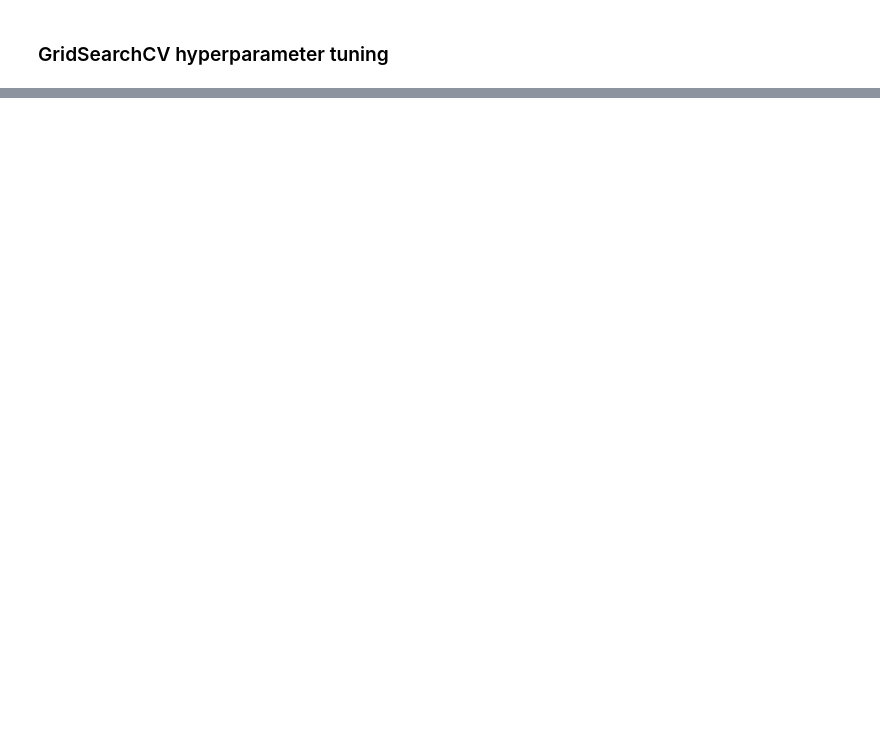
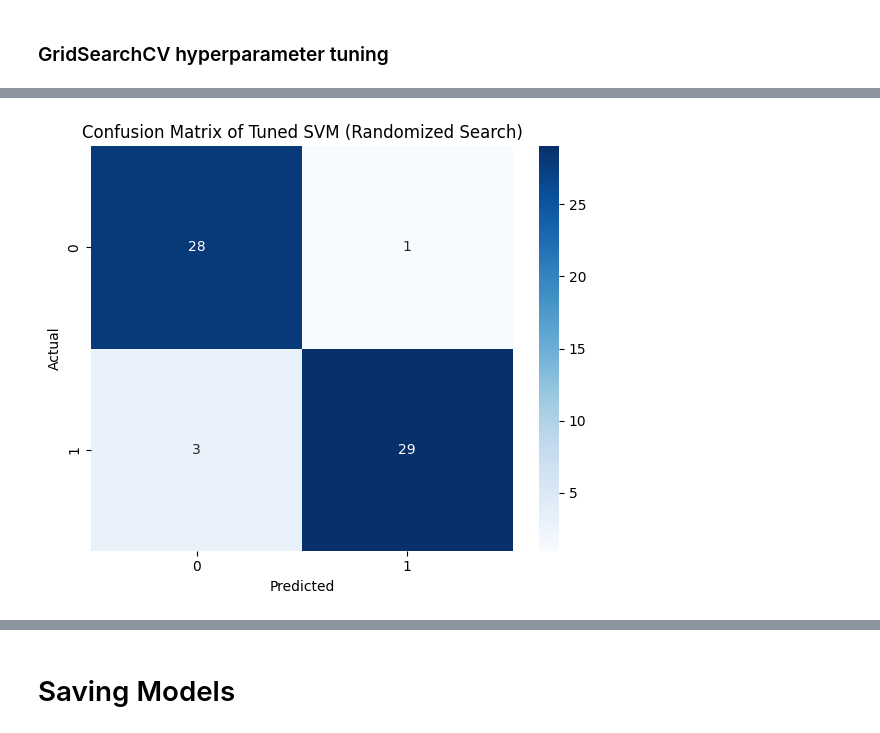
Before and after one commit to YoussefAhmed2612/UCI_Heart_Disease_Prediction, a Jupyter notebook: UCI_Heart_Disease_Prediction.ipynb, the cells around one changed output, grey strips where cells are left out. Cells and saved outputs as stored; diff of their text form; code cells hidden in the pictures; blank space fills up the shorter version.

```diff
--- a/UCI_Heart_Disease_Prediction.ipynb
+++ b/UCI_Heart_Disease_Prediction.ipynb
@@ -1296,0 +1318,72 @@ KeyboardInterrupt:
+# %%
+# Train baseline SVM on pre-scaled data
+baseline_svm = SVC(random_state=42, probability=True)
+baseline_svm.fit(X_train_scaled, y_train)
+
+# Predict and evaluate baseline
+y_pred_baseline = baseline_svm.predict(X_test_scaled)
+baseline_acc = accuracy_score(y_test, y_pred_baseline)
+print(f"Baseline SVM Accuracy: {baseline_acc:.4f}")
+
+# Define pipeline without scaler (already scaled)
+pipe = Pipeline([
+    ('classifier', SVC(probability=True))
+])
+
+# Parameter distribution for RandomizedSearch
+params_dist = {
+    'classifier__C': uniform(0.1, 10),
+    'classifier__kernel': ['linear', 'rbf'],
+    'classifier__gamma': ['scale', 'auto']
+}
+
+# Cross-validation strategy
+seed = 42
+cv = StratifiedKFold(n_splits=5, shuffle=True, random_state=seed)
+
+# RandomizedSearchCV setup
+random_search = RandomizedSearchCV(
+    estimator=pipe,
+    param_distributions=params_dist,
+    n_iter=20,
+    scoring='accuracy',
+    cv=cv,
+    n_jobs=-1,
+    verbose=1,
+    random_state=seed
+)
+
+# Fit randomized search on training data
+random_search.fit(X_train_scaled, y_train)
+
+# Predict and evaluate tuned model
+y_pred = random_search.predict(X_test_scaled)
+test_score = random_search.score(X_test_scaled, y_test)
+
+# Print best hyperparameters and test score
+print("Best parameters found:")
+for key, value in random_search.best_params_.items():
+    print(f"{key}: {value}")
+
+print(f"\nTest Score (RandomizedSearch) = {test_score:.4f}")
+
+# Confusion matrix plot
+conf_matrix = confusion_matrix(y_test, y_pred)
+plt.figure(figsize=(6, 5))
+sns.heatmap(conf_matrix, annot=True, cmap='Blues', fmt='d')
+plt.title('Confusion Matrix of Tuned SVM (Randomized Search)')
+plt.xlabel('Predicted')
+plt.ylabel('Actual')
+plt.tight_layout()
+plt.show()
+
+# Classification report
+print(classification_report(y_test, y_pred))
+
+# Retrain best model on full training data (optional but recommended)
+best_final_svm = random_search.best_estimator_
+best_final_svm.fit(X_train_scaled, y_train)
+final_pred = best_final_svm.predict(X_test_scaled)
+final_acc = accuracy_score(y_test, final_pred)
+print(f"\nFinal retrained model accuracy on test set: {final_acc:.4f}")
+# %% [output]
@@ -1296,0 +1398 @@ KeyboardInterrupt:
+[figure, added]
@@ -1296,0 +1410,2 @@ KeyboardInterrupt:
+# %% [markdown]
+# Saving Models
```
Also changed, not shown: parts of 7 cells of this notebook.
